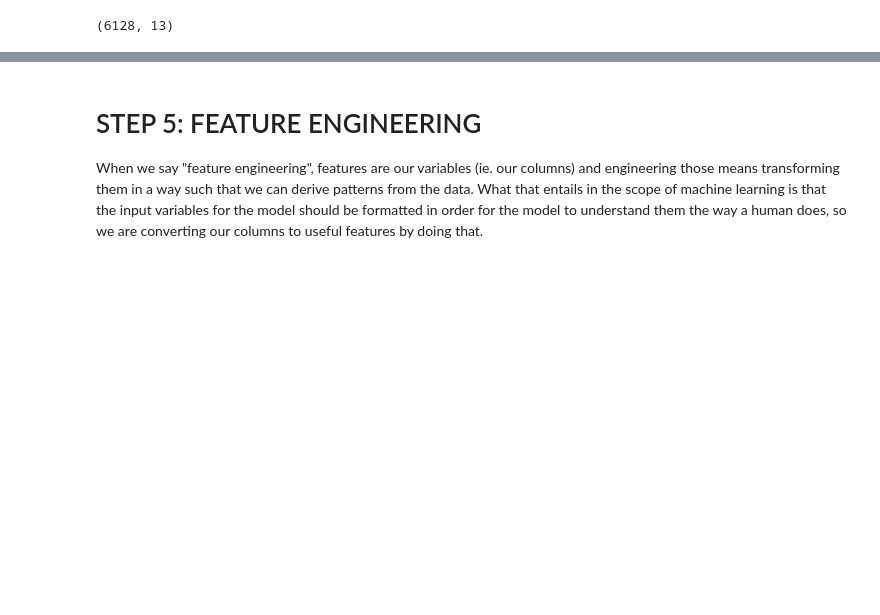
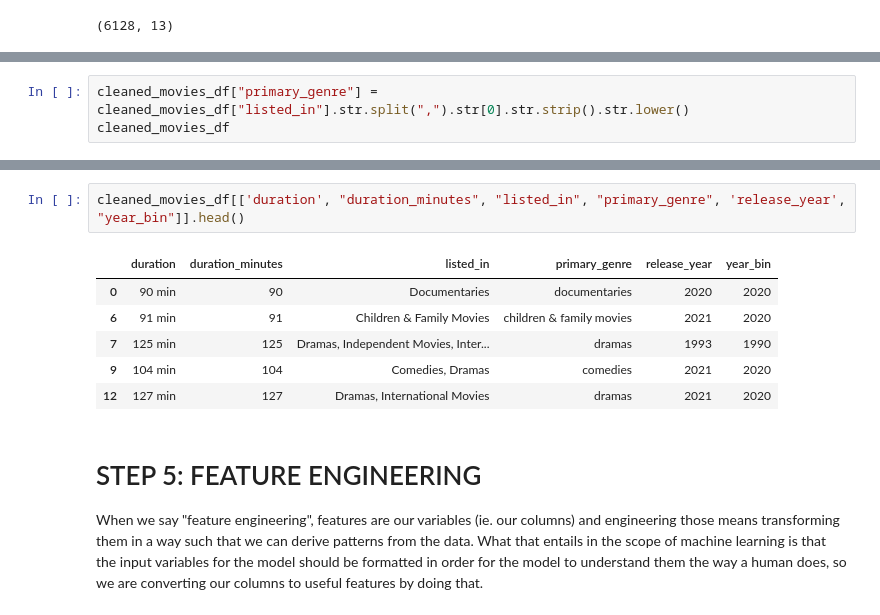
Before and after one commit to tejalmalpeddi/tejal_malpeddi_DSML_primer, a Jupyter notebook: TCG_ML_PRIMER.ipynb, the cells around one changed output, grey strips where cells are left out. Drawn from its saved outputs; the diff is of its cells as text; blank space fills up the shorter version.

```diff
--- a/TCG_ML_PRIMER.ipynb
+++ b/TCG_ML_PRIMER.ipynb
@@ -541,0 +543,3 @@ cleaned_movies_df[['duration', 'release_year']].head()
+# %%
+cleaned_movies_df["primary_genre"] = cleaned_movies_df["listed_in"].str.split(",").str[0].str.strip().str.lower()
+cleaned_movies_df
@@ -542,3 +560,12 @@ cleaned_movies_df[['duration', 'release_year']].head()
+# %%
+cleaned_movies_df[['duration', "duration_minutes", "listed_in", "primary_genre", 'release_year', "year_bin"]].head()
+# %% [output]
+|  | duration | duration_minutes | listed_in | primary_genre | release_year | year_bin |
+| 0 | 90 min | 90 | Documentaries | documentaries | 2020 | 2020 |
+| 6 | 91 min | 91 | Children & Family Movies | children & family movies | 2021 | 2020 |
+| 7 | 125 min | 125 | Dramas, Independent Movies, Inter... | dramas | 1993 | 1990 |
+| 9 | 104 min | 104 | Comedies, Dramas | comedies | 2021 | 2020 |
+| 12 | 127 min | 127 | Dramas, International Movies | dramas | 2021 | 2020 |
 # %% [markdown]
 # STEP 5: FEATURE ENGINEERING
 When we say "feature engineering", features are our variables (ie. our columns) and engineering those means transforming them in a way such that we can derive patterns from the data. What that entails in the scope of machine learning is that the input variables for the model should be formatted in order for the model to understand them the way a human does, so we are converting our columns to useful features by doing that.
```
Also changed, not shown: parts of 7 cells of this notebook.
